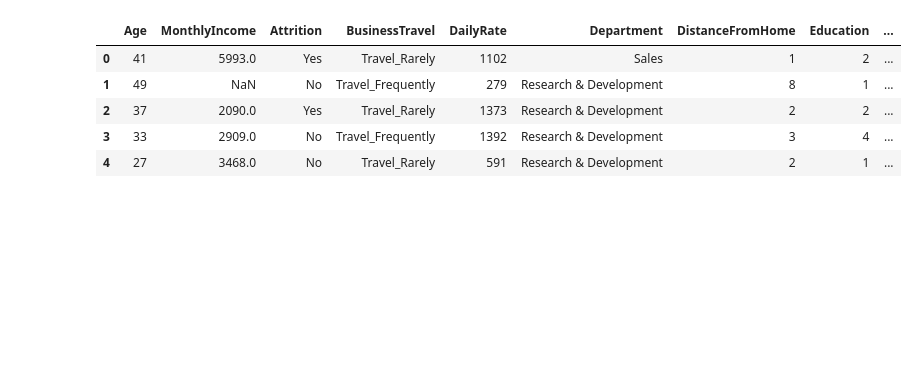
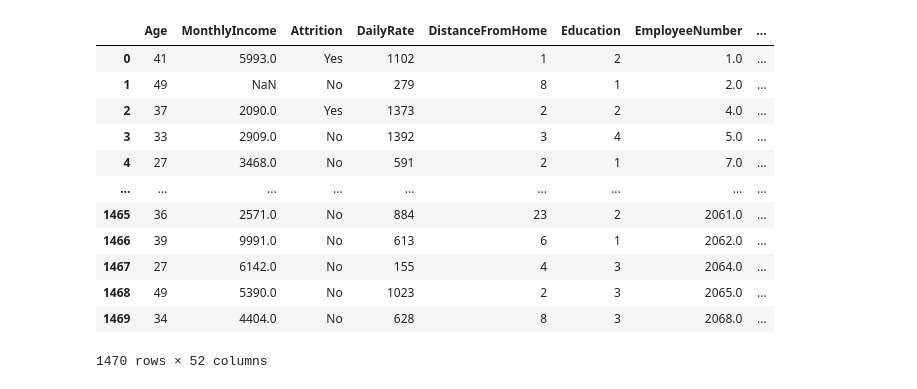
Before and after one commit to Markvb94/Diplomado-IA, a Jupyter notebook: Modulo 3/Proyecto_1/importar_datos.ipynb, the cells around one changed output. Cells and saved outputs as stored; diff of their text form; code cells hidden in the pictures; blank space fills up the shorter version.

```diff
--- a/Modulo 3/Proyecto_1/importar_datos.ipynb
+++ b/Modulo 3/Proyecto_1/importar_datos.ipynb
@@ -42,16 +114,24 @@ colum_sin_ayuda
 # %%
 ## eliminacion de columnas
 ## una vez ejecuatado se debera volver a cargar la tabla
 ##df.drop(colum_sin_ayuda,axis=1,inplace=True)
-df.drop(colum_sin_ayuda,axis=1)
+#df.drop(colum_sin_ayuda,axis=1)
 df.head(5)
+df
 # %% [output]
-|  | Age | MonthlyIncome | Attrition | BusinessTravel | DailyRate | Department | DistanceFromHome | Education | ... |
-| 0 | 41 | 5993.0 | Yes | Travel_Rarely | 1102 | Sales | 1 | 2 | ... |
-| 1 | 49 | NaN | No | Travel_Frequently | 279 | Research & Development | 8 | 1 | ... |
-| 2 | 37 | 2090.0 | Yes | Travel_Rarely | 1373 | Research & Development | 2 | 2 | ... |
-| 3 | 33 | 2909.0 | No | Travel_Frequently | 1392 | Research & Development | 3 | 4 | ... |
-| 4 | 27 | 3468.0 | No | Travel_Rarely | 591 | Research & Development | 2 | 1 | ... |
+|  | Age | MonthlyIncome | Attrition | DailyRate | DistanceFromHome | Education | EmployeeNumber | ... |
+| 0 | 41 | 5993.0 | Yes | 1102 | 1 | 2 | 1.0 | ... |
+| 1 | 49 | NaN | No | 279 | 8 | 1 | 2.0 | ... |
+| 2 | 37 | 2090.0 | Yes | 1373 | 2 | 2 | 4.0 | ... |
+| 3 | 33 | 2909.0 | No | 1392 | 3 | 4 | 5.0 | ... |
+| 4 | 27 | 3468.0 | No | 591 | 2 | 1 | 7.0 | ... |
+| ... | ... | ... | ... | ... | ... | ... | ... | ... |
+| 1465 | 36 | 2571.0 | No | 884 | 23 | 2 | 2061.0 | ... |
+| 1466 | 39 | 9991.0 | No | 613 | 6 | 1 | 2062.0 | ... |
+| 1467 | 27 | 6142.0 | No | 155 | 4 | 3 | 2064.0 | ... |
+| 1468 | 49 | 5390.0 | No | 1023 | 2 | 3 | 2065.0 | ... |
+| 1469 | 34 | 4404.0 | No | 628 | 8 | 3 | 2068.0 | ... |
+1470 rows × 52 columns
 # %%
 ## resumen estadistico de la tabla
 df.describe()
```
Also changed, not shown: parts of 22 cells of this notebook, 1 other file.
